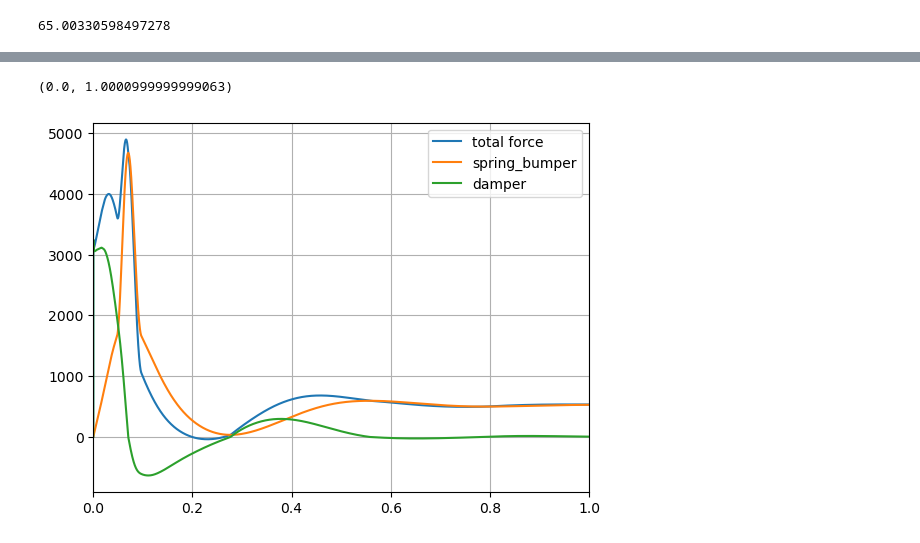
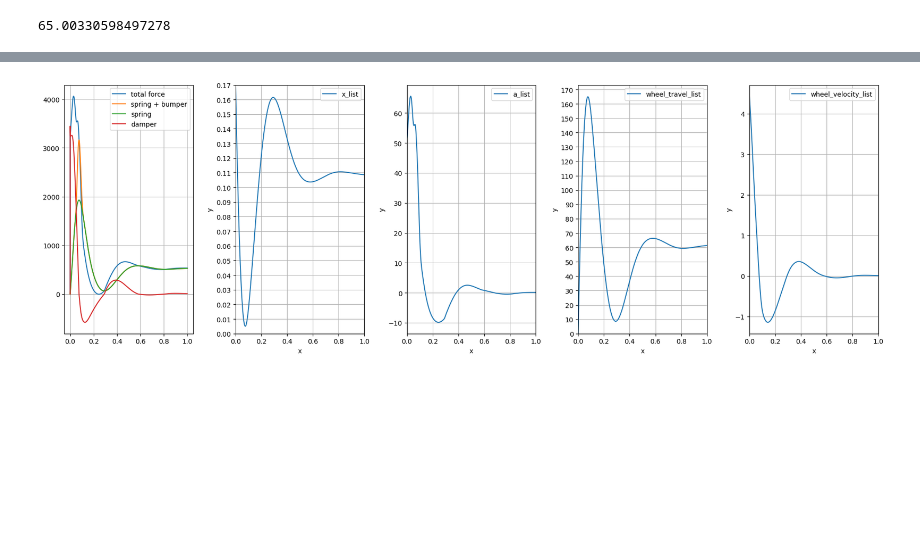
Before and after one commit to c-radicallis/Susp_Analysis, a Jupyter notebook: susp_analysis_4.ipynb, the cells around one changed output, grey strips where cells are left out. Drawn from its saved outputs; the diff is of its cells as text; code cells hidden in the pictures; blank space fills up the shorter version.

```diff
--- a/susp_analysis_4.ipynb
+++ b/susp_analysis_4.ipynb
@@ -320,11 +326,53 @@ Travel used: 61.6
-# %%
-plt.plot(t_list,np.array(force_spring_bumper_list)+np.array(force_damper_list), label="total force")
-plt.plot(t_list,force_spring_bumper_list, label="spring_bumper")
-plt.plot(t_list,force_damper_list, label="damper")
-plt.legend()
-plt.grid()
-plt.xlim(left=0,right=t)
-# %% [output]
-(0.0, 1.0000999999999063)
-[figure, removed]
+# %%
+# Create a figure with three subplots side by side
+fig, (ax0,ax1, ax3, ax4, ax5) = plt.subplots(1, 5, figsize=(18, 6))
+ax0.plot(t_list,np.array(force_spring_list)+np.array(force_bumper_list)+np.array(force_damper_list), label="total force")
+ax0.plot(t_list,np.array(force_spring_list)+np.array(force_bumper_list), label="spring + bumper")
+ax0.plot(t_list,force_spring_list, label="spring")
+# ax0.plot(t_list,force_bumper_list, label="bumper")
+ax0.plot(t_list,force_damper_list, label="damper")
+ax0.legend()
+ax0.grid()
+# ax0.xlim(left=0,right=t)
+
+# Plot data on the first subplot
+ax1.plot(t_list,x_list, label="x_list")
+ax1.grid()
+ax1.legend()
+ax1.set_ylim(bottom=0,top=0.170)
+ax1.set_yticks(np.arange(0, 0.180, 0.01))
+ax1.set_xlim(left=0,right=t)
+ax1.set_xlabel('x')
+ax1.set_ylabel('y')
+
+# Plot data on the third subplot
+ax3.plot(t_list,a_list,label="a_list")
+ax3.grid()
+ax3.legend()
+ax3.set_xlim(left=0,right=t)
+ax3.set_xlabel('x')
+ax3.set_ylabel('y')
+
+# Plot data on the first subplot
+ax4.plot(t_list,wheel_travel_list, label="wheel_travel_list")
+ax4.legend()
+ax4.grid()
+ax4.set_yticks(np.arange(0, 180, 10))
+ax4.set_xlim(left=0,right=t)
+ax4.set_ylim(bottom=0)
+ax4.set_xlabel('x')
+ax4.set_ylabel('y')
+
+# Plot data on the second subplot
+ax5.plot(t_list,wheel_velocity_list,label="wheel_velocity_list")
+ax5.legend()
+ax5.grid()
+ax5.set_xlim(left=0,right=t)
+ax5.set_xlabel('x')
+ax5.set_ylabel('y')
+
+plt.tight_layout()
+plt.show()
+# %% [output]
+[figure, added]
 # %%
```
Also changed, not shown: parts of 12 cells of this notebook.
